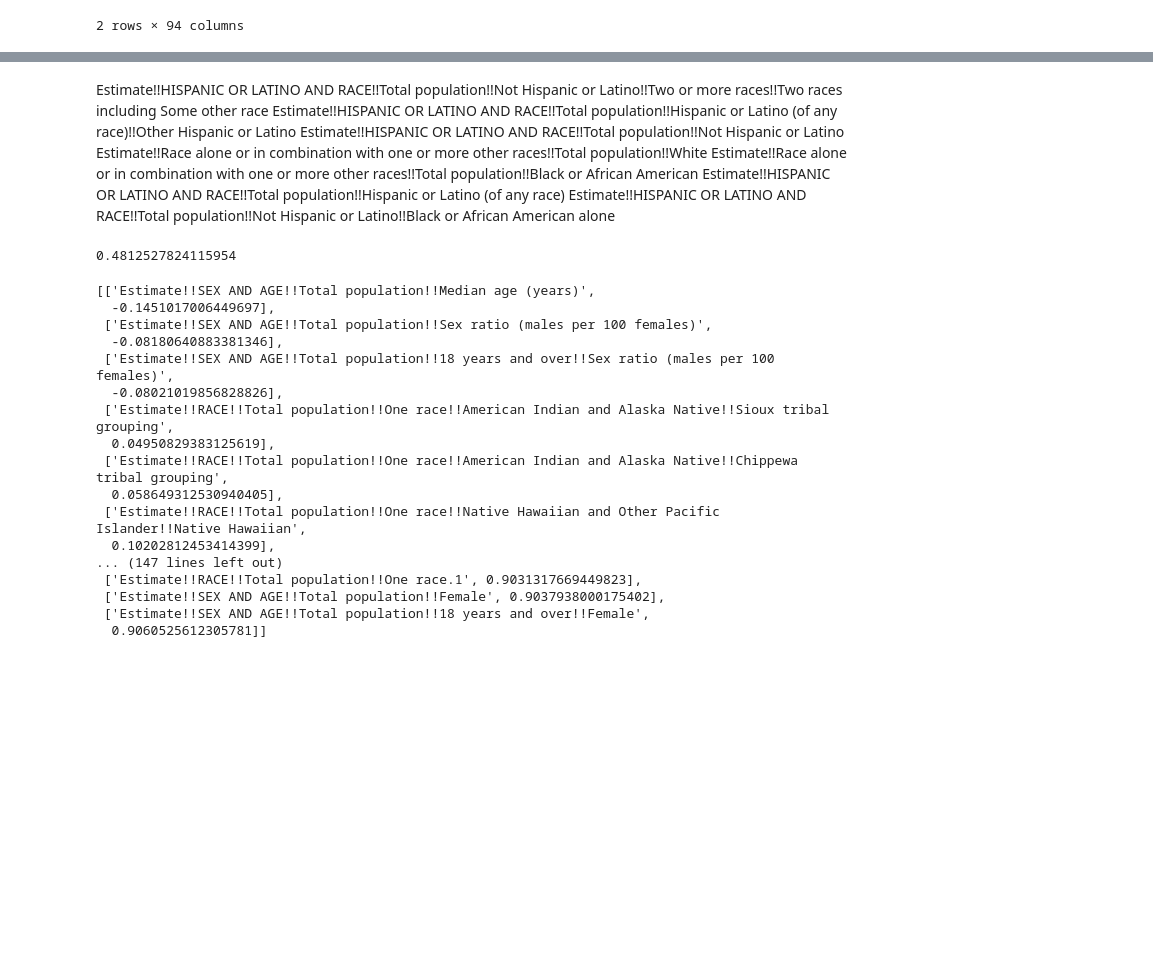
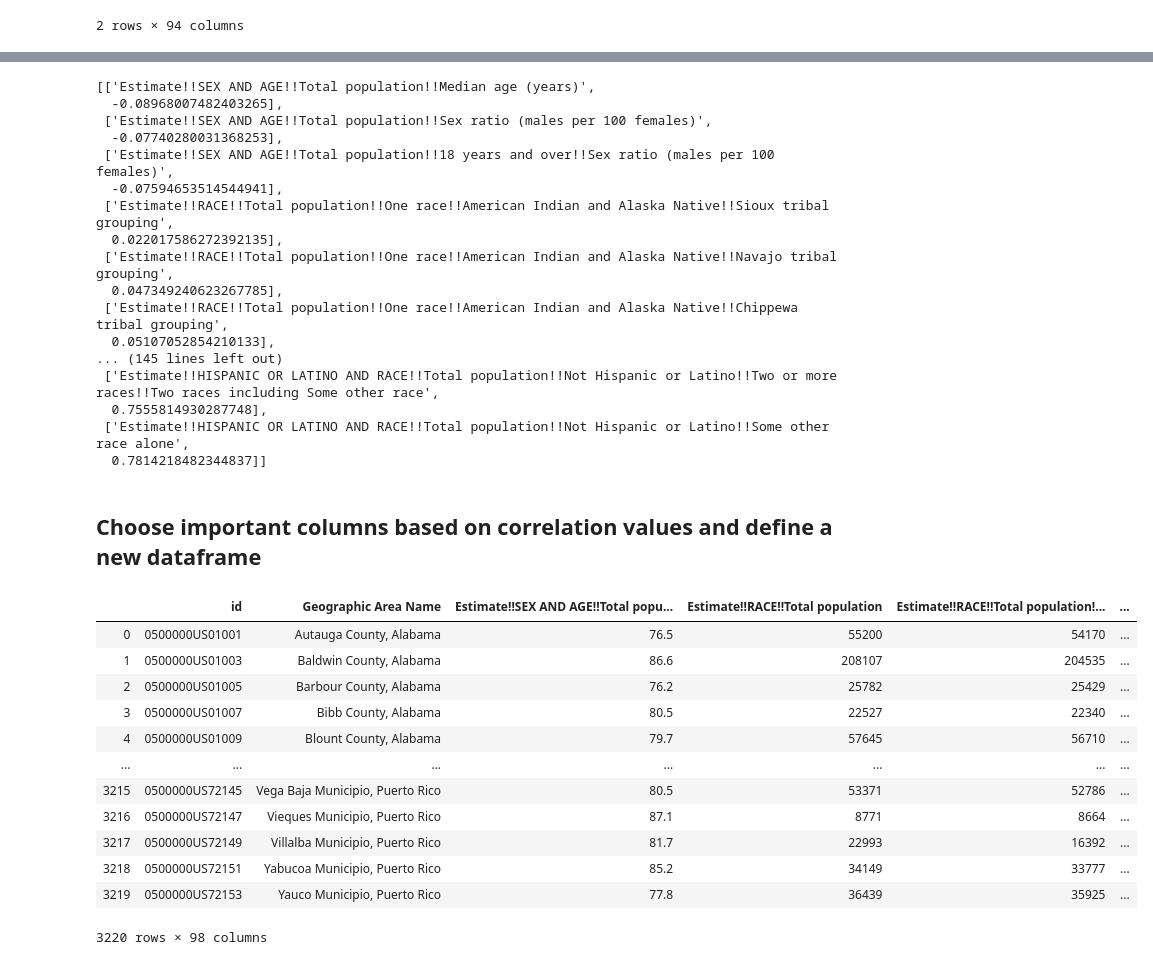
Before and after one commit to HarinB4/Covid-19DataProject, a Jupyter notebook: src/Sanam/Demographic.ipynb, the cells around one changed output, grey strips where cells are left out. Saved outputs shown, nothing was run; the diff lists cells and outputs as text; code cells hidden in the pictures; blank space fills up the shorter version.

```diff
--- a/src/Sanam/Demographic.ipynb
+++ b/src/Sanam/Demographic.ipynb
@@ -261,38 +134,28 @@ len(columns_picked)
-# %% [markdown]
-Estimate!!HISPANIC OR LATINO AND RACE!!Total population!!Not Hispanic or Latino!!Two or more races!!Two races including Some other race
-Estimate!!HISPANIC OR LATINO AND RACE!!Total population!!Hispanic or Latino (of any race)!!Other Hispanic or Latino
-Estimate!!HISPANIC OR LATINO AND RACE!!Total population!!Not Hispanic or Latino
-Estimate!!Race alone or in combination with one or more other races!!Total population!!White
-Estimate!!Race alone or in combination with one or more other races!!Total population!!Black or African American
-Estimate!!HISPANIC OR LATINO AND RACE!!Total population!!Hispanic or Latino (of any race)
-Estimate!!HISPANIC OR LATINO AND RACE!!Total population!!Not Hispanic or Latino!!Black or African American alone
-# %%
-covid_demographic_ConfirmedDeath_df["Confirmed Total"].corr(covid_demographic_ConfirmedDeath_df["Estimate!!RACE!!Total population!!One race!!American Indian and Alaska Native"])
-# %% [output]
-0.4812527824115954
 # %%
+# calculate correlation for each column with total death and then append it to a list
 correlation_death = []
 for i in range(len(columns_modified)-1):
-    corr = covid_demographic_ConfirmedDeath_df["Confirmed Total"].corr(covid_demographic_ConfirmedDeath_df[columns_modified[i]])
+    corr = covid_demographic_ConfirmedDeath_df["death Total"].corr(covid_demographic_ConfirmedDeath_df[columns_modified[i]])
     correlation_death.append([columns_modified[i], corr])
 
+#Sort the list
 correlation_death = sorted(correlation_death, key=lambda x: x[1])
 correlation_death
 # %% [output]
 [['Estimate!!SEX AND AGE!!Total population!!Median age (years)',
-  -0.1451017006449697],
+  -0.08968007482403265],
  ['Estimate!!SEX AND AGE!!Total population!!Sex ratio (males per 100 females)',
-  -0.08180640883381346],
+  -0.07740280031368253],
  ['Estimate!!SEX AND AGE!!Total population!!18 years and over!!Sex ratio (males per 100 females)',
-  -0.08021019856828826],
+  -0.07594653514544941],
  ['Estimate!!RACE!!Total population!!One race!!American Indian and Alaska Native!!Sioux tribal grouping',
-  0.04950829383125619],
+  0.022017586272392135],
+ ['Estimate!!RACE!!Total population!!One race!!American Indian and Alaska Native!!Navajo tribal grouping',
+  0.047349240623267785],
  ['Estimate!!RACE!!Total population!!One race!!American Indian and Alaska Native!!Chippewa tribal grouping',
-  0.058649312530940405],
- ['Estimate!!RACE!!Total population!!One race!!Native Hawaiian and Other Pacific Islander!!Native Hawaiian',
-  0.10202812453414399],
-... (147 lines left out)
- ['Estimate!!RACE!!Total population!!One race.1', 0.9031317669449823],
- ['Estimate!!SEX AND AGE!!Total population!!Female', 0.9037938000175402],
- ['Estimate!!SEX AND AGE!!Total population!!18 years and over!!Female',
-  0.9060525612305781]]
+  0.05107052854210133],
+... (145 lines left out)
+ ['Estimate!!HISPANIC OR LATINO AND RACE!!Total population!!Not Hispanic or Latino!!Two or more races!!Two races including Some other race',
+  0.7555814930287748],
+ ['Estimate!!HISPANIC OR LATINO AND RACE!!Total population!!Not Hispanic or Latino!!Some other race alone',
+  0.7814218482344837]]
@@ -298,0 +174,18 @@ correlation_death
+# %% [markdown]
+## Choose important columns based on correlation values and define a new dataframe
+# %%
+demographic_df
+# %% [output]
+|  | id | Geographic Area Name | Estimate!!SEX AND AGE!!Total popu... | Estimate!!RACE!!Total population | Estimate!!RACE!!Total population!... | ... |
+| 0 | 0500000US01001 | Autauga County, Alabama | 76.5 | 55200 | 54170 | ... |
+| 1 | 0500000US01003 | Baldwin County, Alabama | 86.6 | 208107 | 204535 | ... |
+| 2 | 0500000US01005 | Barbour County, Alabama | 76.2 | 25782 | 25429 | ... |
+| 3 | 0500000US01007 | Bibb County, Alabama | 80.5 | 22527 | 22340 | ... |
+| 4 | 0500000US01009 | Blount County, Alabama | 79.7 | 57645 | 56710 | ... |
+| ... | ... | ... | ... | ... | ... | ... |
+| 3215 | 0500000US72145 | Vega Baja Municipio, Puerto Rico | 80.5 | 53371 | 52786 | ... |
+| 3216 | 0500000US72147 | Vieques Municipio, Puerto Rico | 87.1 | 8771 | 8664 | ... |
+| 3217 | 0500000US72149 | Villalba Municipio, Puerto Rico | 81.7 | 22993 | 16392 | ... |
+| 3218 | 0500000US72151 | Yabucoa Municipio, Puerto Rico | 85.2 | 34149 | 33777 | ... |
+| 3219 | 0500000US72153 | Yauco Municipio, Puerto Rico | 77.8 | 36439 | 35925 | ... |
+3220 rows × 98 columns
```
Also changed, not shown: parts of 34 cells of this notebook, 1 other file.
